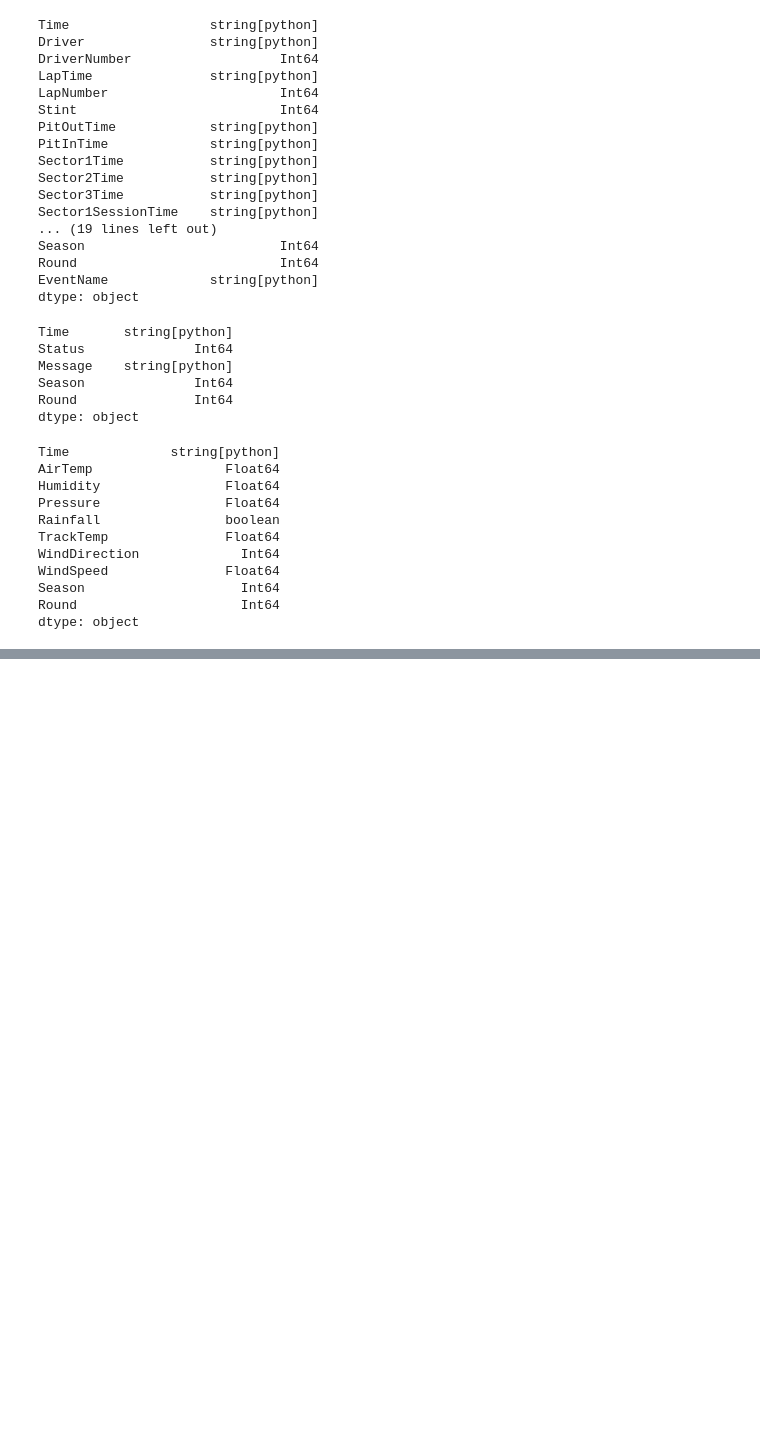
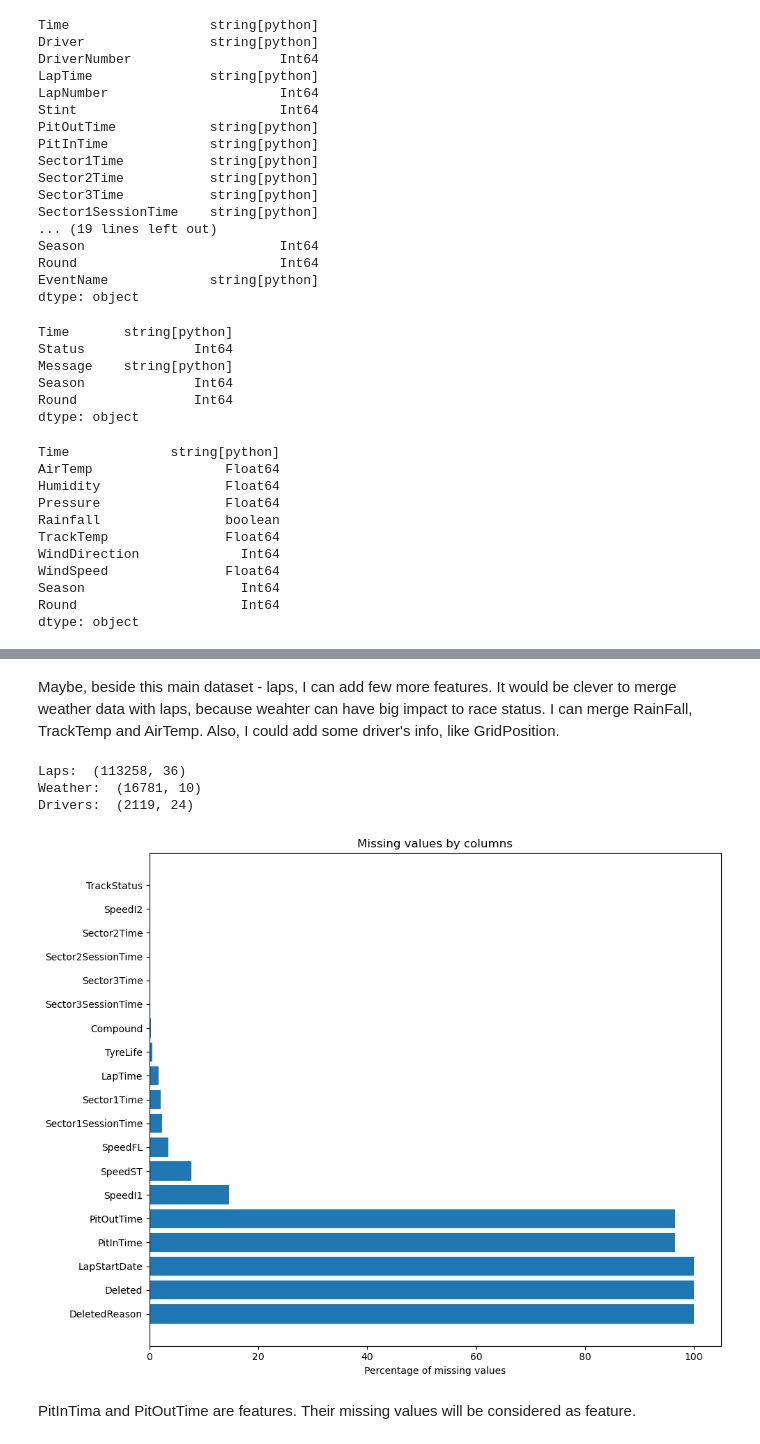
Before and after one commit to Ognjeniii/f1-predictions, a Jupyter notebook: Model2.ipynb, the cells around one changed output, grey strips where cells are left out. Drawn from its saved outputs; the diff is of its cells as text; code cells hidden in the pictures; blank space fills up the shorter version.

```diff
--- a/Model2.ipynb
+++ b/Model2.ipynb
@@ -178,0 +221,9 @@ dtype: object
+# %%
+df_laps = df_laps.sort_values(['Season', 'Round', 'EventName', 'Driver', 'LapNumber'])
+
+df_laps['NextPosition'] = (df_laps.groupby(['Season', 'Round', 'EventName', 'Driver'])['Position'].shift(-1))
+# %%
+mask = df_laps['Position'].notna() & df_laps['NextPosition'].notna()
+df_laps = df_laps[mask]
+# %%
+df_laps['Target'] = np.sign(df_laps['Position'] - df_laps['NextPosition'])
@@ -178,0 +239,32 @@ dtype: object
+# %% [markdown]
+Maybe, beside this main dataset - laps, I can add few more features. It would be clever to merge weather data with laps, because weahter can have big impact to race status. I can merge RainFall, TrackTemp and AirTemp. Also, I could add some driver's info, like GridPosition.
+# %%
+print('Laps: ', df_laps.shape)
+print('Weather: ', df_weather.shape)
+print('Drivers: ', df_drivers.shape)
+# %% [output]
+Laps:  (113258, 36)
+Weather:  (16781, 10)
+Drivers:  (2119, 24)
+# %%
+import matplotlib.pyplot as plt
+
+missing_val_per = df_laps.isna().sum() * 100 / len(df_laps)
+missing_val_per_df = pd.DataFrame({
+    'column_name': df_laps.columns,
+    'missing_percent': missing_val_per
+})
+
+missing_val_per_df = missing_val_per_df[missing_val_per_df.missing_percent > 0]
+missing_val_per_df = missing_val_per_df.sort_values('missing_percent', ascending=False)
+
+plt.figure(figsize=(10, 8))
+plt.barh(missing_val_per_df['column_name'], missing_val_per_df['missing_percent'])
+plt.xlabel('Percentage of missing values')
+plt.title('Missing values by columns')
+plt.tight_layout()
+plt.show()
+# %% [output]
+[figure, added]
+# %% [markdown]
+PitInTima and PitOutTime are features. Their missing values will be considered as feature.
```
Also changed, not shown: parts of 18 cells of this notebook.
